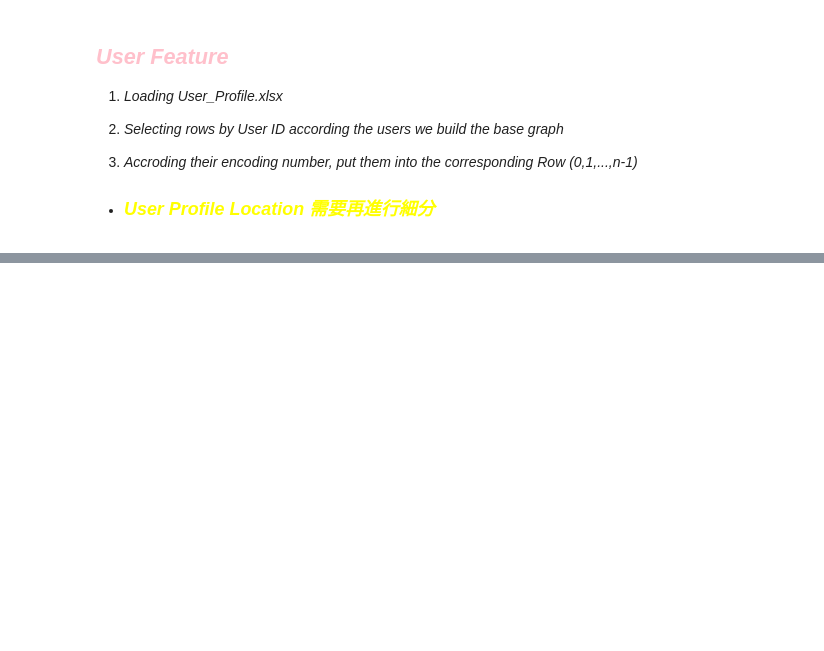
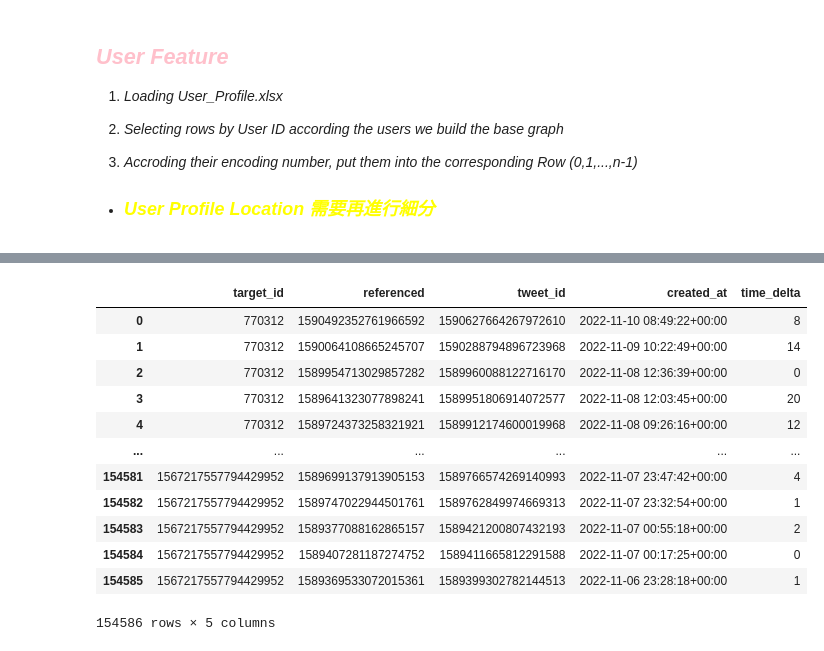
Before and after one commit to sean19981002/MyResearch, a Jupyter notebook: main.ipynb, the cells around one changed output, grey strips where cells are left out. Saved outputs shown, nothing was run; the diff lists cells and outputs as text; code cells hidden in the pictures; blank space fills up the shorter version.

```diff
--- a/main.ipynb
+++ b/main.ipynb
@@ -624,0 +625,18 @@ False
+# %%
+user_t = pd.read_excel(file_path + 'user_tweets/user_tweets.xlsx')
+user_t['target_id'] = user_t['target_id'].astype('int')
+user_t
+# %% [output]
+|  | target_id | referenced | tweet_id | created_at | time_delta |
+| 0 | 770312 | 1590492352761966592 | 1590627664267972610 | 2022-11-10 08:49:22+00:00 | 8 |
+| 1 | 770312 | 1590064108665245707 | 1590288794896723968 | 2022-11-09 10:22:49+00:00 | 14 |
+| 2 | 770312 | 1589954713029857282 | 1589960088122716170 | 2022-11-08 12:36:39+00:00 | 0 |
+| 3 | 770312 | 1589641323077898241 | 1589951806914072577 | 2022-11-08 12:03:45+00:00 | 20 |
+| 4 | 770312 | 1589724373258321921 | 1589912174600019968 | 2022-11-08 09:26:16+00:00 | 12 |
+| ... | ... | ... | ... | ... | ... |
+| 154581 | 1567217557794429952 | 1589699137913905153 | 1589766574269140993 | 2022-11-07 23:47:42+00:00 | 4 |
+| 154582 | 1567217557794429952 | 1589747022944501761 | 1589762849974669313 | 2022-11-07 23:32:54+00:00 | 1 |
+| 154583 | 1567217557794429952 | 1589377088162865157 | 1589421200807432193 | 2022-11-07 00:55:18+00:00 | 2 |
+| 154584 | 1567217557794429952 | 1589407281187274752 | 1589411665812291588 | 2022-11-07 00:17:25+00:00 | 0 |
+| 154585 | 1567217557794429952 | 1589369533072015361 | 1589399302782144513 | 2022-11-06 23:28:18+00:00 | 1 |
+154586 rows × 5 columns
```
Also changed, not shown: parts of 22 cells of this notebook, 11 other files.
